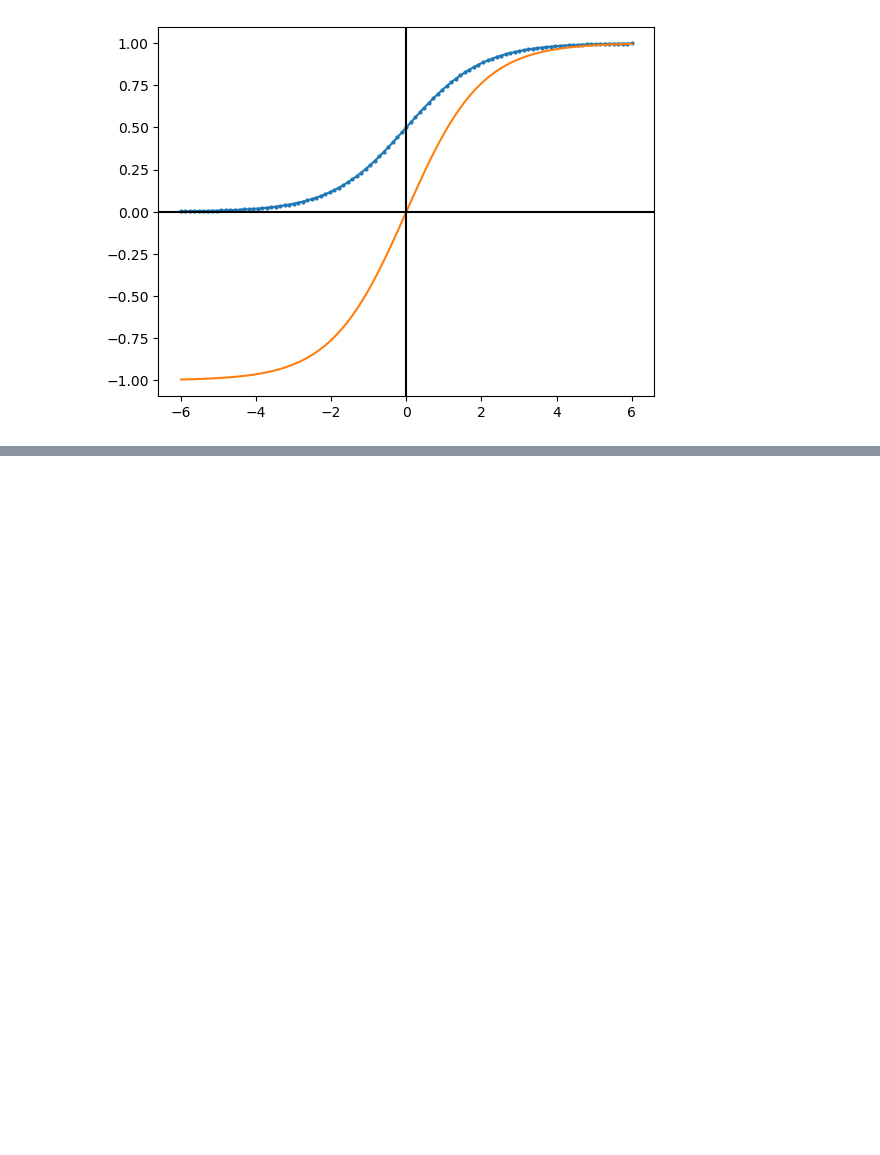
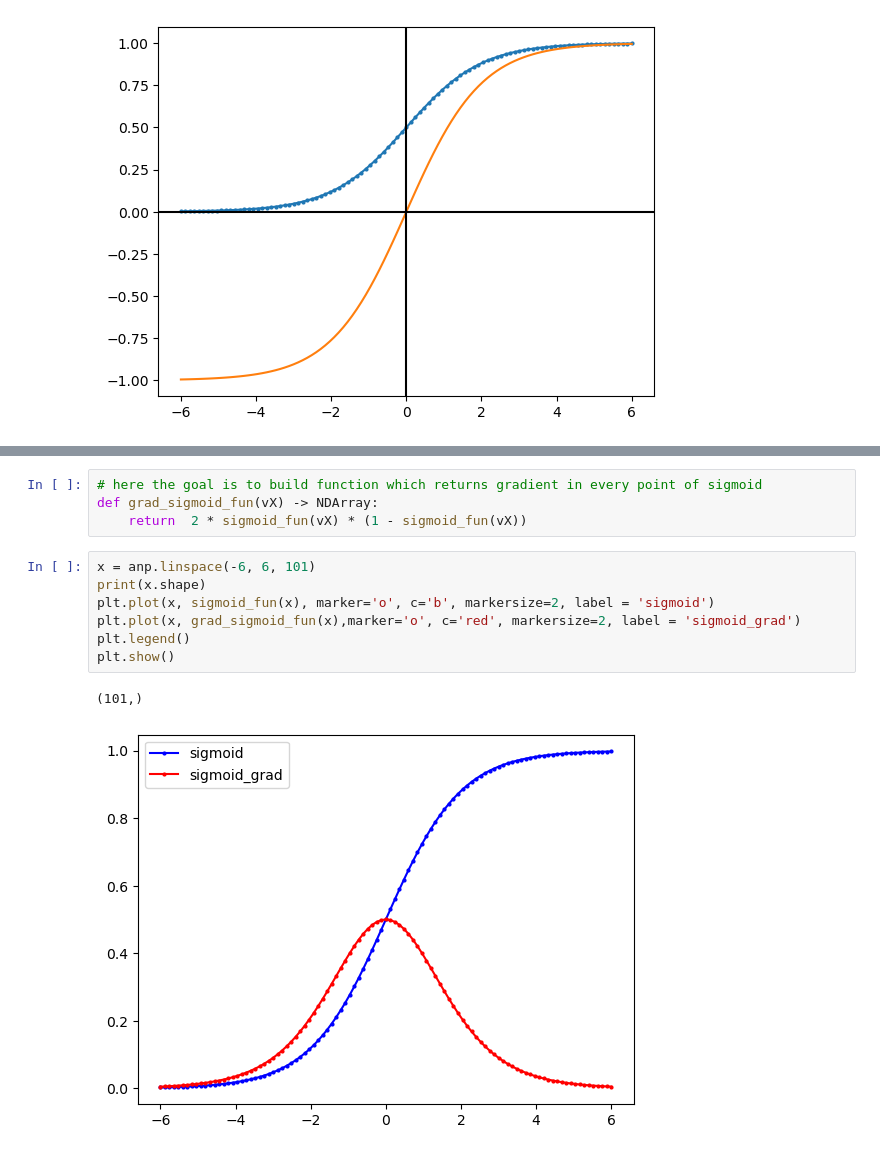
Before and after one commit to kiriyevskykiril/ai-program-2026, a Jupyter notebook: practice/Feb_27_prctice.ipynb, the cells around one changed output, grey strips where cells are left out. Drawn from its saved outputs; the diff is of its cells as text; blank space fills up the shorter version.

```diff
--- a/practice/Feb_27_prctice.ipynb
+++ b/practice/Feb_27_prctice.ipynb
@@ -13,0 +38,14 @@ plt.show()
+# %%
+# here the goal is to build function which returns gradient in every point of sigmoid
+def grad_sigmoid_fun(vX) -> NDArray:
+    return  2 * sigmoid_fun(vX) * (1 - sigmoid_fun(vX))
+# %%
+x = anp.linspace(-6, 6, 101)
+print(x.shape)
+plt.plot(x, sigmoid_fun(x), marker='o', c='b', markersize=2, label = 'sigmoid')
+plt.plot(x, grad_sigmoid_fun(x),marker='o', c='red', markersize=2, label = 'sigmoid_grad')
+plt.legend()
+plt.show()
+# %% [output]
+(101,)
+[figure, added]
```
Also changed, not shown: parts of 9 cells of this notebook, 4 other files.
